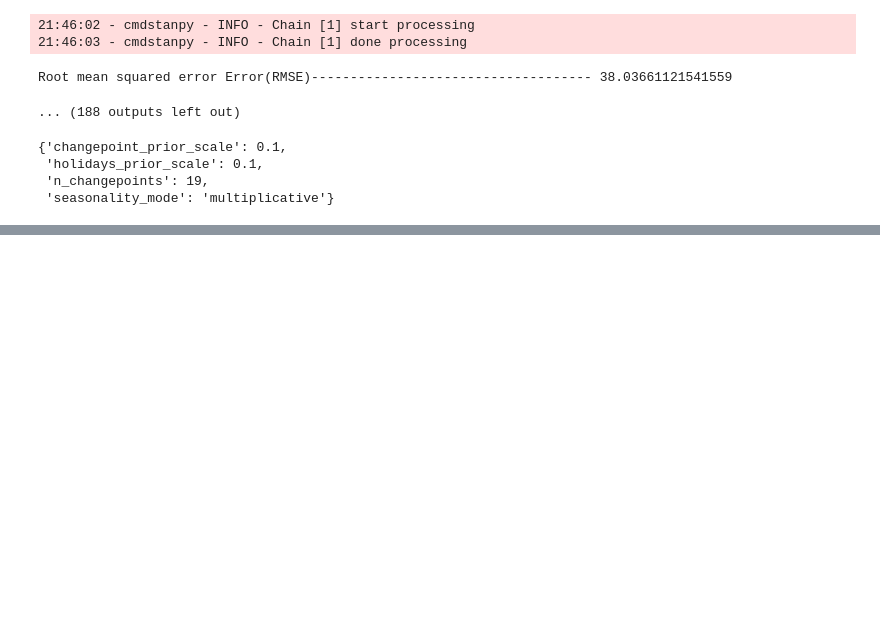
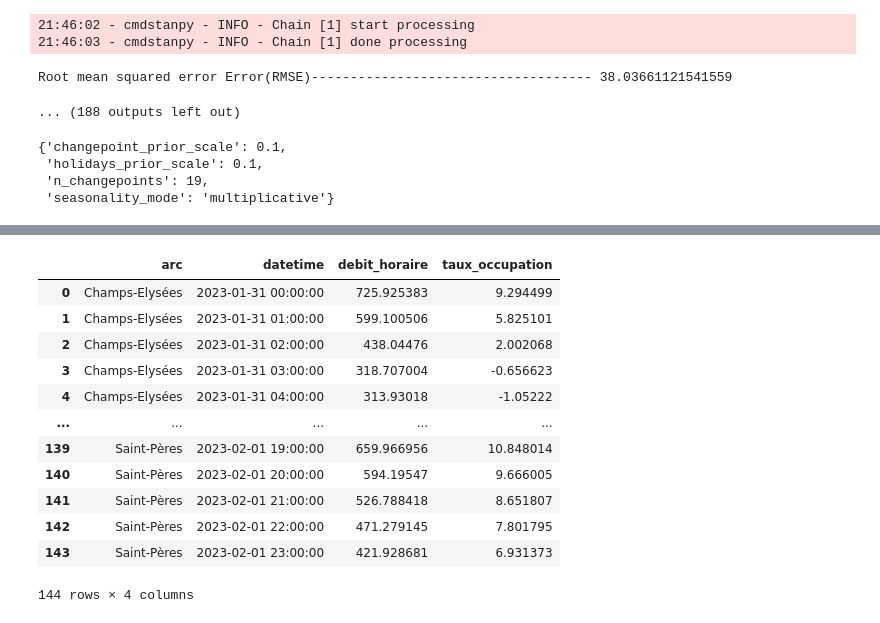
Before and after one commit to pavelkurach/bcg-datathon-2023, a Jupyter notebook: Notebooks/Models .ipynb, the cells around one changed output, grey strips where cells are left out. Saved outputs shown, nothing was run; the diff lists cells and outputs as text; code cells hidden in the pictures; blank space fills up the shorter version.

Commit message:
Added model without strikes

```diff
--- a/Notebooks/Models .ipynb
+++ b/Notebooks/Models .ipynb
@@ -267,0 +289,22 @@ model = train_prophet(prophet_df, holidays)
+# %%
+time = []
+names = []
+model_nums = ['Taux-Champ', 'Taux-Sts:', 'Taux-Convention', 'Débit-Champ', 'Dépit-Sts']
+streets = ['Champs-Elysées', 'Convention', 'Saint-Pères']
+h = pd.DateOffset(hours=1)
+for street in streets:
+    date = pd.to_datetime('2023-01-31 00:00')
+    names += [street]
+    time += [date]
+    for i in range(47):
+        date += h
+        time += [date]
+        names += [street]
+# %%
+taux = model[model_nums[0]].predict(pd.DataFrame(time[0:48], columns=['ds']))['yhat']
+taux = taux.append(model[model_nums[2]].predict(pd.DataFrame(time[0:48], columns=['ds']))['yhat'])
+taux = taux.append(model[model_nums[1]].predict(pd.DataFrame(time[0:48], columns=['ds']))['yhat'])
+
+debit = model[model_nums[3]].predict(pd.DataFrame(time[0:48], columns=['ds']))['yhat']
+debit = debit.append(pd.Series(np.zeros(48)))
+debit = debit.append(model[model_nums[4]].predict(pd.DataFrame(time[0:48], columns=['ds']))['yhat'])
@@ -267,0 +331,17 @@ model = train_prophet(prophet_df, holidays)
+# %%
+df_pred = pd.DataFrame(np.array([names, time, debit, taux]).T, columns=['arc', 'datetime', 'debit_horaire', 'taux_occupation'])
+df_pred
+# %% [output]
+|  | arc | datetime | debit_horaire | taux_occupation |
+| 0 | Champs-Elysées | 2023-01-31 00:00:00 | 725.925383 | 9.294499 |
+| 1 | Champs-Elysées | 2023-01-31 01:00:00 | 599.100506 | 5.825101 |
+| 2 | Champs-Elysées | 2023-01-31 02:00:00 | 438.04476 | 2.002068 |
+| 3 | Champs-Elysées | 2023-01-31 03:00:00 | 318.707004 | -0.656623 |
+| 4 | Champs-Elysées | 2023-01-31 04:00:00 | 313.93018 | -1.05222 |
+| ... | ... | ... | ... | ... |
+| 139 | Saint-Pères | 2023-02-01 19:00:00 | 659.966956 | 10.848014 |
+| 140 | Saint-Pères | 2023-02-01 20:00:00 | 594.19547 | 9.666005 |
+| 141 | Saint-Pères | 2023-02-01 21:00:00 | 526.788418 | 8.651807 |
+| 142 | Saint-Pères | 2023-02-01 22:00:00 | 471.279145 | 7.801795 |
+| 143 | Saint-Pères | 2023-02-01 23:00:00 | 421.928681 | 6.931373 |
+144 rows × 4 columns
```
Also changed, not shown: parts of 12 cells of this notebook.
